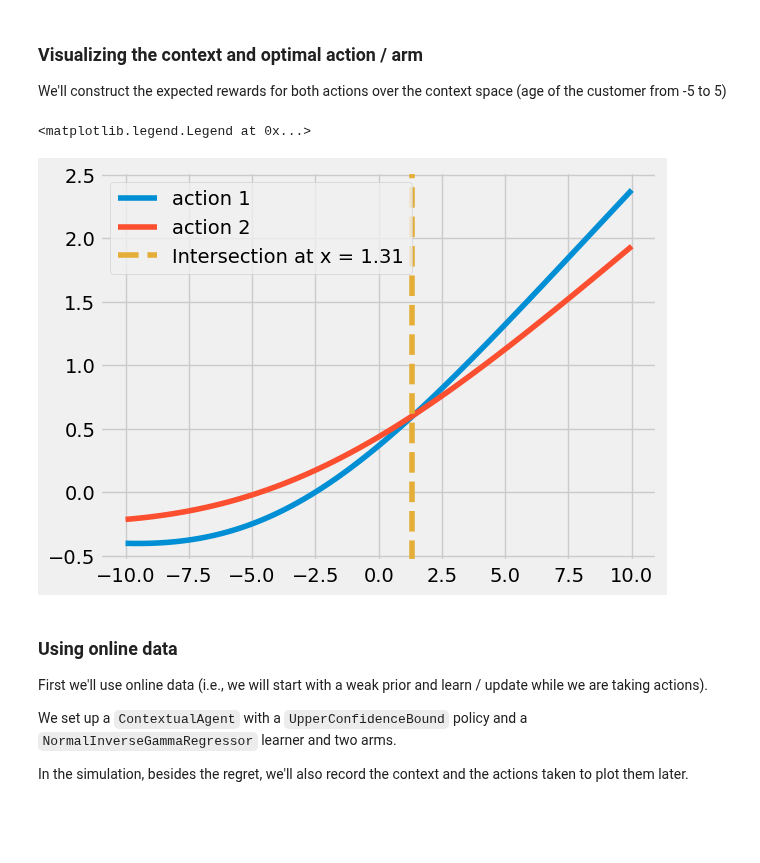
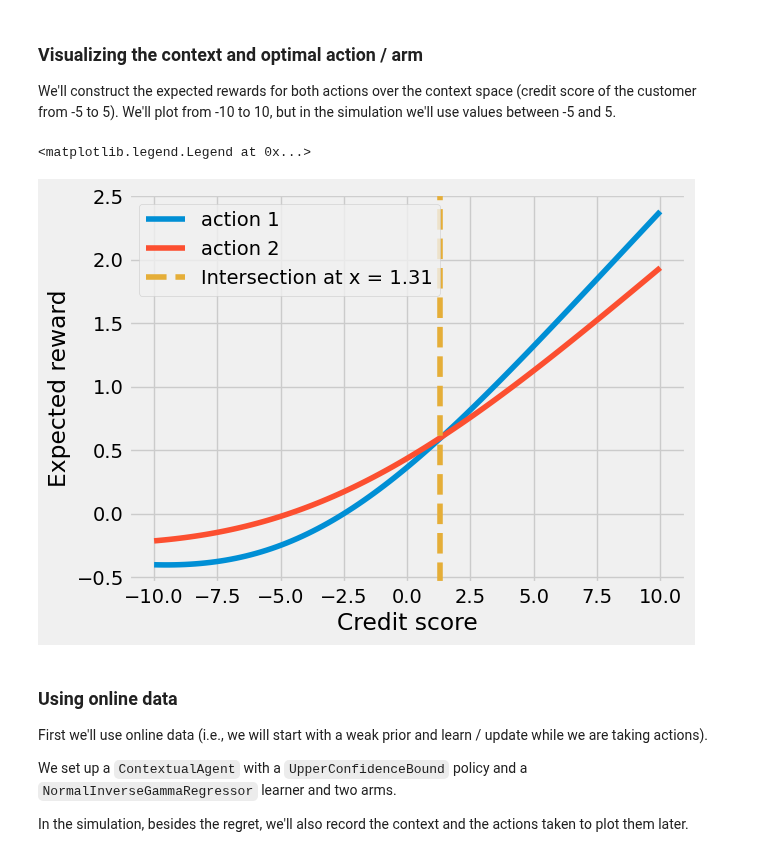
Before and after one commit to bayesianbandits/bayesianbandits, a Jupyter notebook: docs/notebooks/offline-learning.ipynb, the cells around one changed output. Cells and saved outputs as stored; diff of their text form; code cells hidden in the pictures; blank space fills up the shorter version.

```diff
--- a/docs/notebooks/offline-learning.ipynb
+++ b/docs/notebooks/offline-learning.ipynb
@@ -82,57 +82,58 @@ class LoanOracle:
     def interest_rate_10(self):
         """
         10% interest rate
-        Works well for contexts where age is below ~1.3
+        Works well for contexts where credit score is below ~1.3
         """
         return self.generate_reward(self.true_coefs[0], self.cost_of_risk[0], self.conv_effect_of_interest_rate[0])
 
     def interest_rate_15(self):
         """
         15% interest rate
-        Works well for contexts where age is above ~2
+        Works well for contexts where credit score is above ~2
         """
         return self.generate_reward(self.true_coefs[1], self.cost_of_risk[1], self.conv_effect_of_interest_rate[1])
 # %% [markdown]
 ### Visualizing the context and optimal action / arm
 
-We'll construct the expected rewards for both actions over the context space (age of the customer from -5 to 5)
+We'll construct the expected rewards for both actions over the context space (credit score of the customer from -5 to 5). We'll plot from -10 to 10, but in the simulation we'll use values between -5 and 5.
 # %%
 expected_rewards_for_action_1 = []
 expected_rewards_for_action_2 = []
-ages = np.linspace(-10, 10, 100)
+credit_scores = np.linspace(-10, 10, 100)
 oracle = LoanOracle()
 
-for age in ages:
+for credit_score in credit_scores:
 
-    context = np.array([1.0, age])
+    context = np.array([1.0, credit_score])
 
     p_conversion_1 = expit(np.dot(context, oracle.true_coefs[0])
                            + oracle.conv_effect_of_interest_rate[0])
     expected_reward_1 = p_conversion_1 * (np.dot(context, oracle.true_coefs[0])
                                           - oracle.cost_of_risk[0])
     expected_rewards_for_action_1.append(expected_reward_1)
 
 
     p_conversion_2 = expit(np.dot(context, oracle.true_coefs[1])
                            + oracle.conv_effect_of_interest_rate[1])
     expected_reward_2 = p_conversion_2 * (np.dot(context, oracle.true_coefs[1])
                                           - oracle.cost_of_risk[1])
     expected_rewards_for_action_2.append(expected_reward_2)
 
 #Find intersection point where action 1 becomes better than action 2
 diff = np.array(expected_rewards_for_action_1) - np.array(expected_rewards_for_action_2)
 intersection_idx = np.where(np.diff(np.signbit(diff)))[0][0]
 
-action_intersect = float(ages[intersection_idx])
+action_intersect = float(credit_scores[intersection_idx])
 
-plt.plot(ages, expected_rewards_for_action_1, label="action 1")
-plt.plot(ages, expected_rewards_for_action_2, label="action 2")
-
+plt.plot(credit_scores, expected_rewards_for_action_1, label="action 1")
+plt.plot(credit_scores, expected_rewards_for_action_2, label="action 2")
+plt.xlabel("Credit score")
+plt.ylabel("Expected reward")
 plt.axvline(x=action_intersect, linestyle='--', color='#e5ae38', label=f"Intersection at x = {action_intersect:.2f}")
 plt.legend()
 # %% [output]
 <matplotlib.legend.Legend at 0x...>
-[figure, old version]
+[figure, new version]
 # %%
 from enum import Enum
 
```
Also changed, not shown: parts of 20 cells of this notebook.
